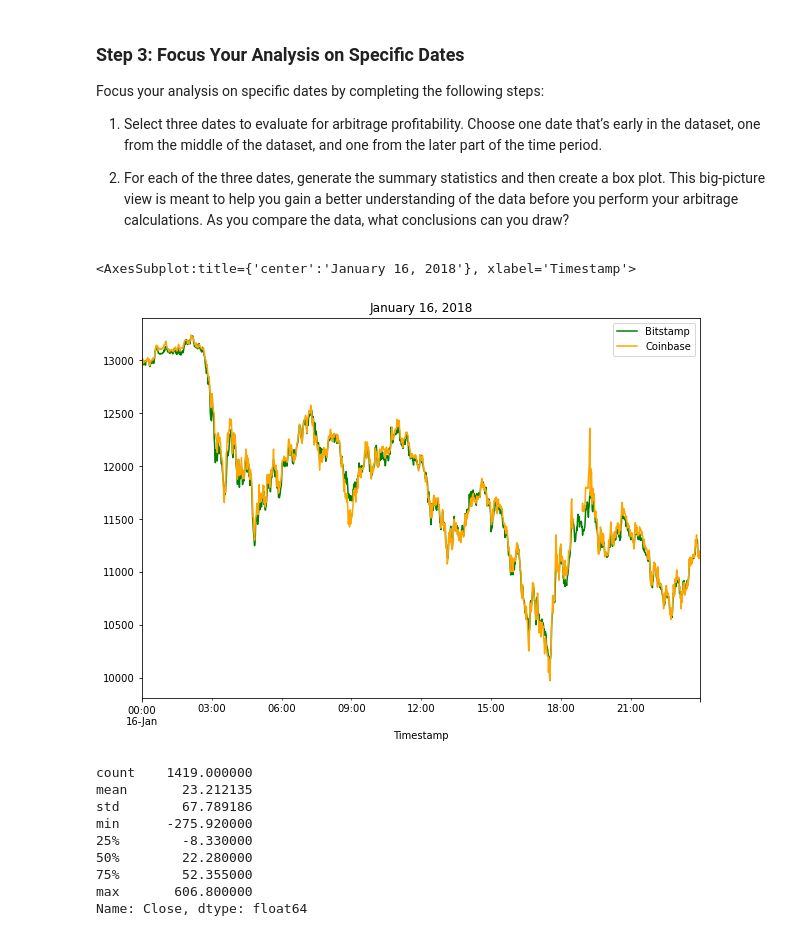
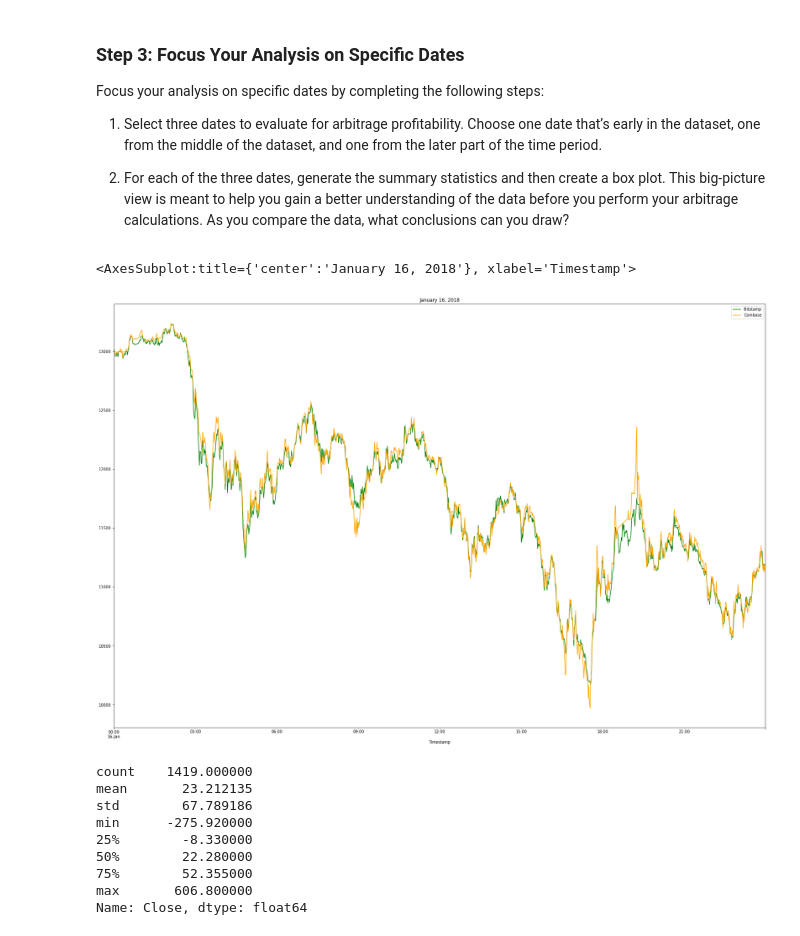
Before and after one commit to JuliaGuanzon/Crypto_Arbitrage, a Jupyter notebook: crypto_arbitrage.ipynb, the cells around one changed output. Saved outputs shown, nothing was run; the diff lists cells and outputs as text; code cells hidden in the pictures.

```diff
--- a/crypto_arbitrage.ipynb
+++ b/crypto_arbitrage.ipynb
@@ -193,7 +197,8 @@ USD Volume        0.003651
 Weighted Price    0.003651
 dtype: float64
 # %%
-bitstamp.isnull().dropna()
+bitstamp = bitstamp.dropna().copy()
+bitstamp
 # %% [output]
 |  | Open | High | Low | Close | BTC Volume | USD Volume | Weighted Price |
 | Timestamp |  |  |  |  |  |  |  |
@@ -331,7 +324,8 @@ USD Volume        0.001683
 Weighted Price    0.001683
 dtype: float64
 # %%
-coinbase.isnull().dropna()
+coinbase = coinbase.dropna().copy()
+coinbase
 # %% [output]
 |  | Open | High | Low | Close | BTC Volume | USD Volume | Weighted Price |
 | Timestamp |  |  |  |  |  |  |  |
@@ -555,9 +533,9 @@ Focus your analysis on specific dates by completing the following steps:
 # %%
 # Create an overlay plot that visualizes the two dataframes over a period of one day early in the dataset.
 # Be sure that the plots include the parameters `legend`, `figsize`, `title`, `color` and `label`
 
-bitstamp_sliced['Close'].loc['2018-01-16':'2018-01-16'].plot(legend=True, figsize=(10, 7), title="January 16, 2018", color="green", label="Bitstamp")
-coinbase_sliced['Close'].loc['2018-01-16':'2018-01-16'].plot(legend=True, figsize=(10, 7), color="orange", label="Coinbase")
+bitstamp_sliced['Close'].loc['2018-01-16':'2018-01-16'].plot(legend=True, figsize=(30, 20), title="January 16, 2018", color="green", label="Bitstamp")
+coinbase_sliced['Close'].loc['2018-01-16':'2018-01-16'].plot(legend=True, figsize=(30, 20), color="orange", label="Coinbase")
 # %% [output]
 <AxesSubplot:title={'center':'January 16, 2018'}, xlabel='Timestamp'>
-[figure, old version]
+[figure, new version]
```
Also changed, not shown: parts of 44 cells of this notebook.
